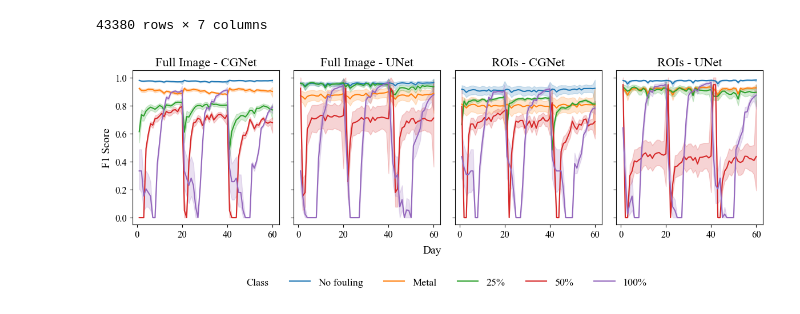
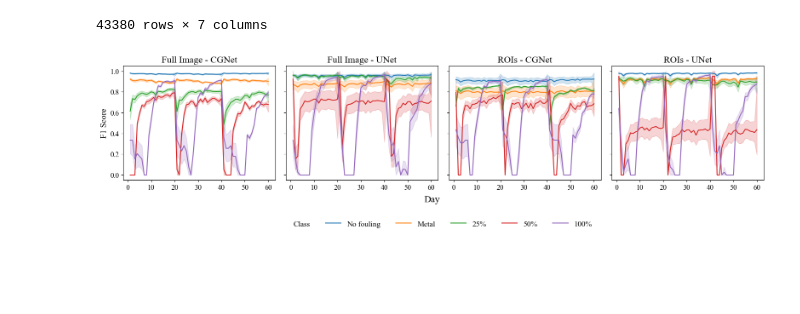
Before and after one commit to LucasHartmanWestern/PdM_Predictor, a Jupyter notebook: fouling.ipynb, the cells around one changed output. Cells and saved outputs as stored; diff of their text form; code cells hidden in the pictures; blank space fills up the shorter version.

Commit message:
Updated figures

```diff
--- a/fouling.ipynb
+++ b/fouling.ipynb
@@ -102,7 +102,7 @@ titles = [
 
 # Create subplots
 num_plots = len(combinations)
-fig, axes = plt.subplots(1, num_plots, figsize=(12, 4), sharey=True, sharex=True)
+fig, axes = plt.subplots(1, num_plots, figsize=(16, 4), sharey=True, sharex=True)
 
 for i, ((input_type, model), ax, title) in enumerate(zip(combinations, axes, titles)):
     mask = (df_filtered['CNN Model'] == model) & (df_filtered['Input Type'] == input_type)
@@ -110,34 +110,34 @@ for i, ((input_type, model), ax, title) in enumerate(zip(combinations, axes, tit
 
     sns.lineplot(x="Day", y="F1 Score", hue="Class Label", ax=ax, data=to_plot)
     ax.set_title(title)
     # Remove individual x-axis labels
     ax.set_xlabel("")
     if i == 0:
         ax.set_ylabel("F1 Score")
     else:
         ax.set_ylabel("")
     ax.legend_.remove()  # Remove subplot legends
 
 # Set shared x-axis label, but move it further upwards by increasing y
-fig.supxlabel("Day", fontsize=14, y=0.08)  # Default is y=0.01, so 0.08 moves it up
+fig.supxlabel("Day", fontsize=16, y=0.08)  # Default is y=0.01, so 0.08 moves it up
 
 # Create dummy handle for "Class" label
 from matplotlib.lines import Line2D
 class_label_handle = Line2D([], [], color='none', label='Class')
 
 # Get existing handles and labels
 handles, labels = axes[0].get_legend_handles_labels()
 
 # Insert the dummy handle at the beginning
 handles.insert(0, class_label_handle)
 labels.insert(0, "Class")
 
 # Add shared horizontal legend below
 fig.legend(handles, labels, loc='lower center', ncol=len(labels), frameon=False, bbox_to_anchor=(0.5, -0.1))
 
 plt.tight_layout()
 plt.show()
 # %% [output]
-[figure, old version]
+[figure, new version]
 # %%
 fig.savefig('multiclass_f1_score.png', dpi=300, bbox_inches='tight')
```
Also changed, not shown: 4 other files.
